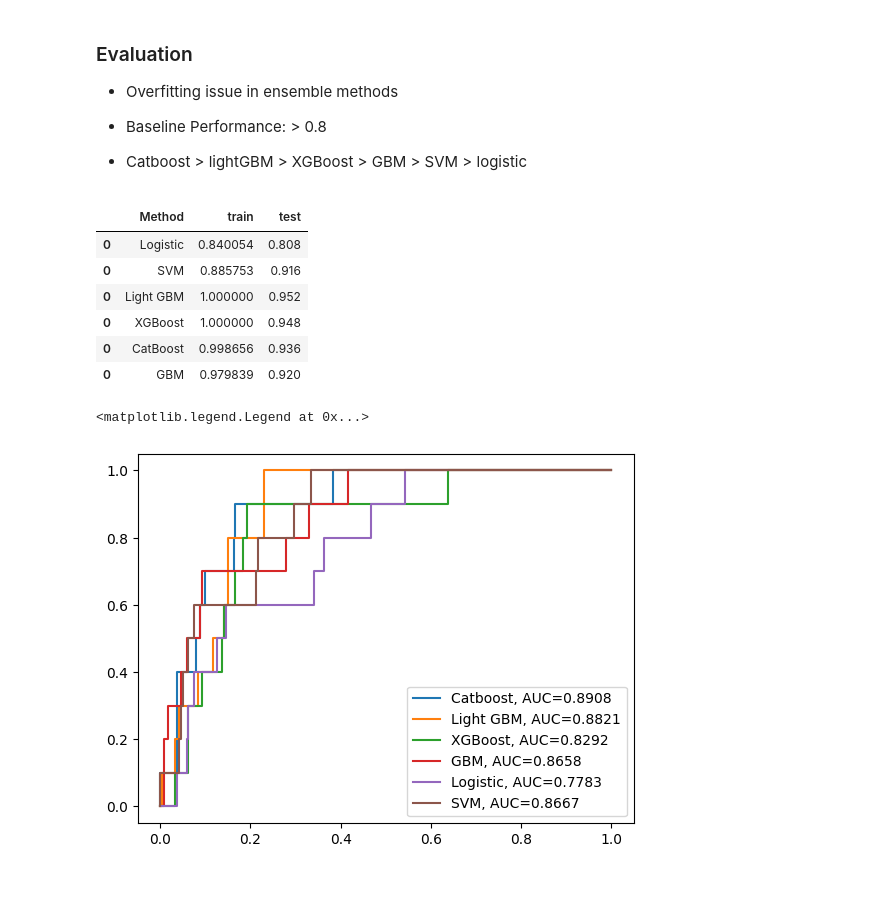
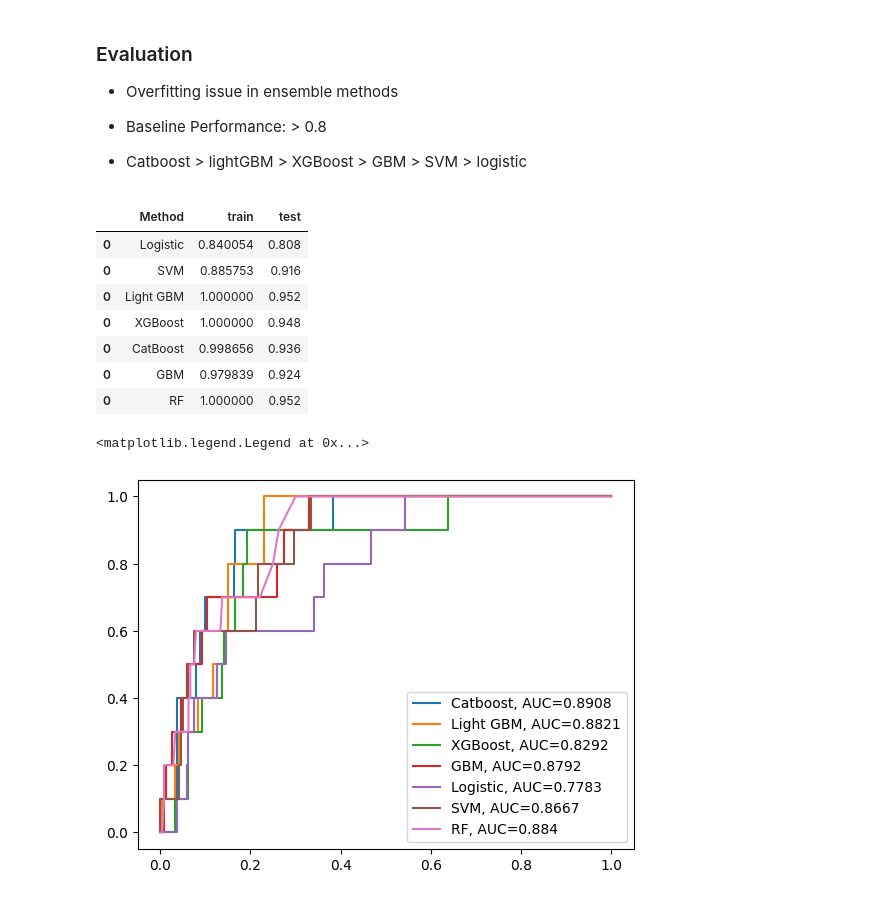
Before and after one commit to tctsung/AD_boosting, a Jupyter notebook: base_model_impute.ipynb, the cells around one changed output. Drawn from its saved outputs; the diff is of its cells as text; code cells hidden in the pictures.

Commit message:
finish most modeling, need SHAP interaction plot

```diff
--- a/base_model_impute.ipynb
+++ b/base_model_impute.ipynb
@@ -87,6 +87,15 @@ pred_train = mod_gbm.predict(x_train)
 pred_test = mod_gbm.predict(x_test)
 errs = pd.concat([errs, pd.DataFrame([["GBM", np.mean(pred_train == y_train),
                          np.mean(pred_test == y_test)]]) ])
+# %%
+# rf
+from sklearn.ensemble import RandomForestClassifier
+mod_rf = RandomForestClassifier()
+mod_rf.fit(x_train, y_train)
+pred_train = mod_rf.predict(x_train)
+pred_test = mod_rf.predict(x_test)
+errs = pd.concat([errs, pd.DataFrame([["RF", np.mean(pred_train == y_train),
+                         np.mean(pred_test == y_test)]]) ])
 # %% [markdown]
 ### Evaluation
 
@@ -129,32 +138,39 @@ fpr, tpr, _ = metrics.roc_curve(y_test, y_pred)
 auc = round(metrics.roc_auc_score(y_test, y_pred), 4)
 plt.plot(fpr,tpr,label="XGBoost, AUC="+str(auc))
 
 # gbm:
 y_pred = mod_gbm.predict_proba(x_test)[:, 1]
 fpr, tpr, _ = metrics.roc_curve(y_test, y_pred)
 auc = round(metrics.roc_auc_score(y_test, y_pred), 4)
 plt.plot(fpr,tpr,label="GBM, AUC="+str(auc))
 
 # Logistic:
 y_pred = mod_log.predict_proba(x_test)[:, 1]
 fpr, tpr, _ = metrics.roc_curve(y_test, y_pred)
 auc = round(metrics.roc_auc_score(y_test, y_pred), 4)
 plt.plot(fpr,tpr,label="Logistic, AUC="+str(auc))
 
 # SVM:
 y_pred = mod_svm.predict_proba(x_test)[:, 1]
 fpr, tpr, _ = metrics.roc_curve(y_test, y_pred)
 auc = round(metrics.roc_auc_score(y_test, y_pred), 4)
 plt.plot(fpr,tpr,label="SVM, AUC="+str(auc))
 
+# RF:
+y_pred = mod_rf.predict_proba(x_test)[:, 1]
+fpr, tpr, _ = metrics.roc_curve(y_test, y_pred)
+auc = round(metrics.roc_auc_score(y_test, y_pred), 4)
+plt.plot(fpr,tpr,label="RF, AUC="+str(auc))
+
 plt.legend()
 # %% [output]
 |  | Method | train | test |
 | 0 | Logistic | 0.840054 | 0.808 |
 | 0 | SVM | 0.885753 | 0.916 |
 | 0 | Light GBM | 1.000000 | 0.952 |
 | 0 | XGBoost | 1.000000 | 0.948 |
 | 0 | CatBoost | 0.998656 | 0.936 |
-| 0 | GBM | 0.979839 | 0.920 |
+| 0 | GBM | 0.979839 | 0.924 |
+| 0 | RF | 1.000000 | 0.952 |
 <matplotlib.legend.Legend at 0x...>
-[figure, old version]
+[figure, new version]
```
Also changed, not shown: parts of 3 cells of this notebook, 5 other files.
